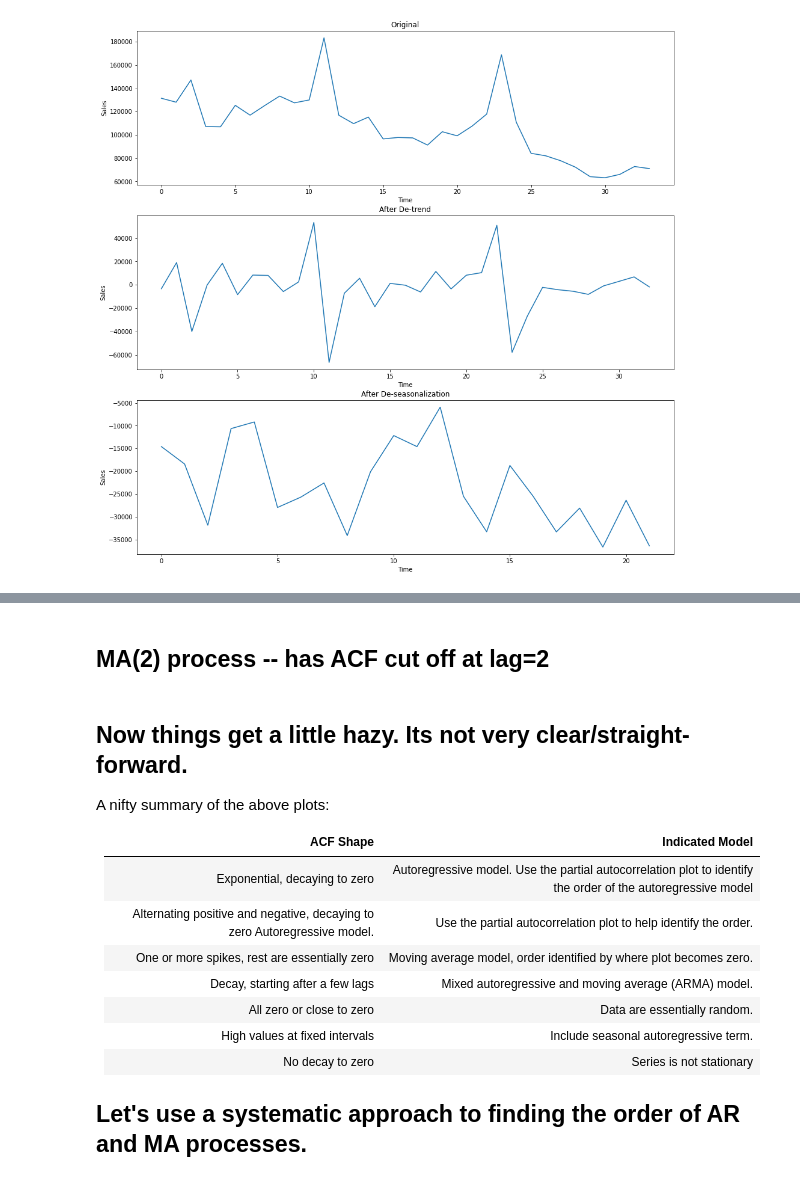
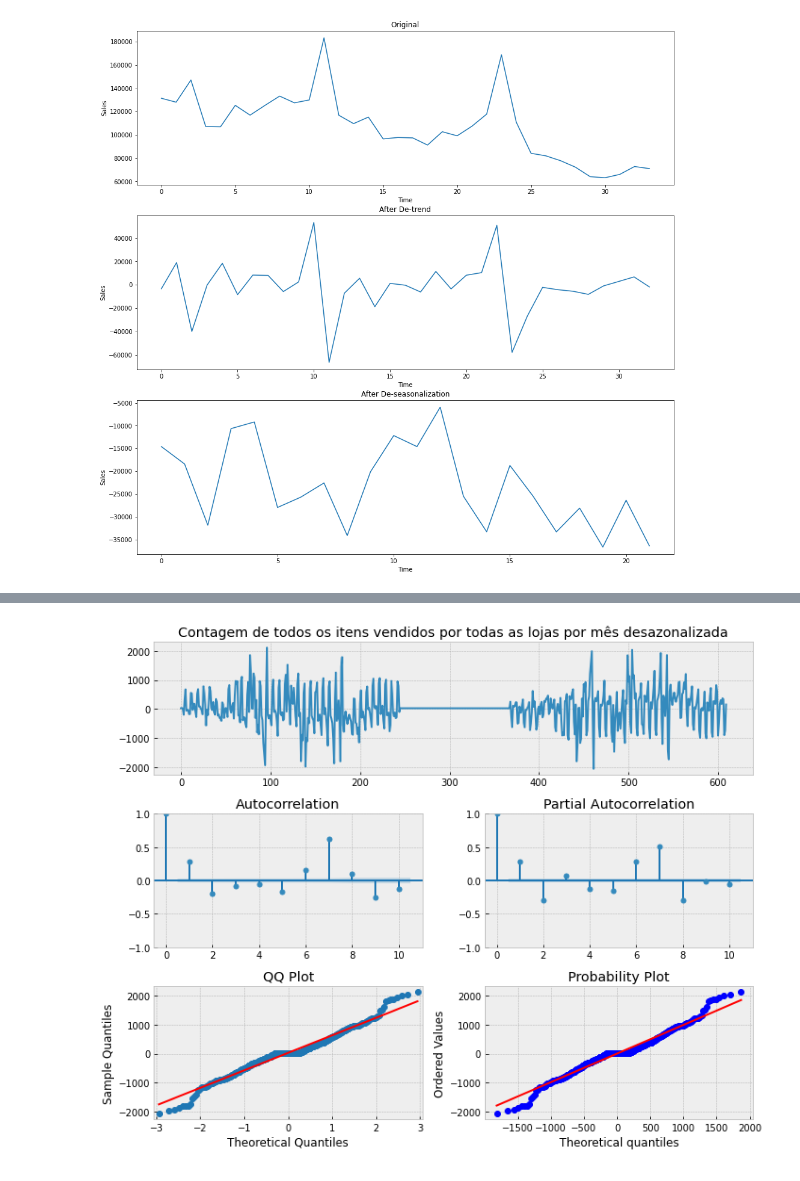
Before and after one commit to derSchmetterling/time_series, a Jupyter notebook: trabalho_ts.ipynb, the cells around one changed output, grey strips where cells are left out. Saved outputs shown, nothing was run; the diff lists cells and outputs as text; code cells hidden in the pictures.

```diff
--- a/trabalho_ts.ipynb
+++ b/trabalho_ts.ipynb
@@ -462,2 +245,0 @@ _ = tsplot(ma3, lags=12,title="MA(2) process")
-# %% [markdown]
-## MA(2) process -- has ACF cut off at lag=2
@@ -478,20 +246,7 @@ _ = tsplot(arma22, lags=max_lag,title="ARMA(2,2) process")
-# %% [markdown]
-## Now things get a little hazy. Its not very clear/straight-forward.
-
-A nifty summary of the above plots:
-
-ACF Shape	| Indicated Model |
--- | -- |
-Exponential, decaying to zero |	Autoregressive model. Use the partial autocorrelation plot to identify the order of the autoregressive model |
-Alternating positive and negative, decaying to zero	Autoregressive model. |  Use the partial autocorrelation plot to help identify the order. |
-One or more spikes, rest are essentially zero | Moving average model, order identified by where plot becomes zero. |
-Decay, starting after a few lags |	Mixed autoregressive and moving average (ARMA) model. |
-All zero or close to zero | Data are essentially random. |
-High values at fixed intervals | Include seasonal autoregressive term. |
-No decay to zero |	Series is not stationary |
-
-
-## Let's use a systematic approach to finding the order of AR and MA processes.
+# %%
+tsplot(residuos, lags=10,title="Contagem de todos os itens vendidos por todas as lojas por mês desazonalizada")
+# %% [output]
+[figure, added]
 # %%
 # pick best order by aic
 # smallest aic value wins
```
Also changed, not shown: parts of 55 cells of this notebook, 1 other file.
